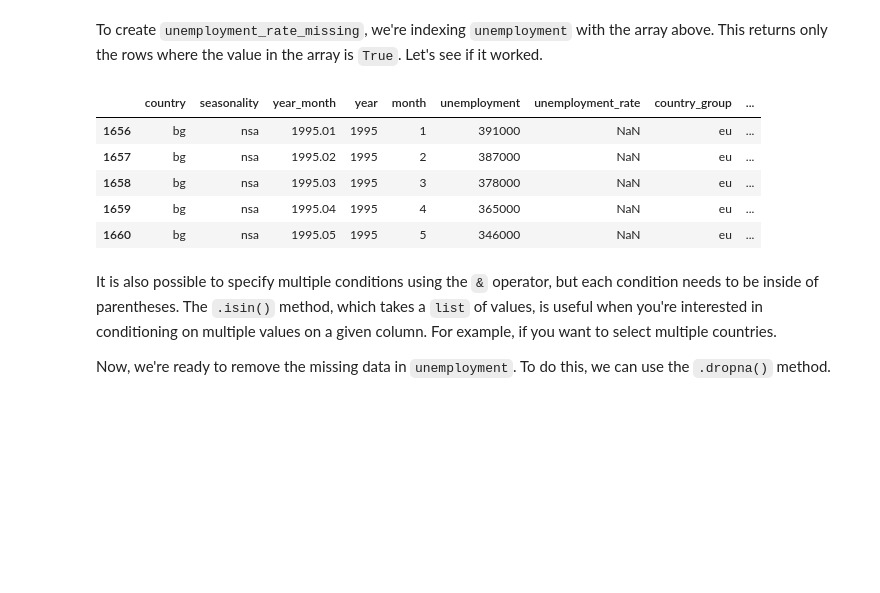
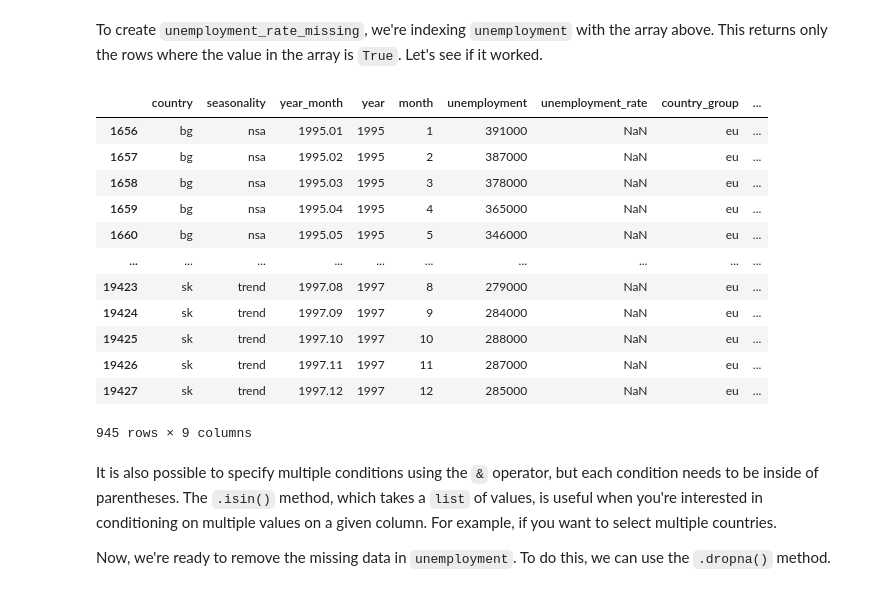
Before and after one commit to qszhao/PTUA2023, a Jupyter notebook: Lab05/Lecture05_Pandas.ipynb, the cells around one changed output. Cells and saved outputs as stored; diff of their text form; code cells hidden in the pictures; blank space fills up the shorter version.

```diff
--- a/Lab05/Lecture05_Pandas.ipynb
+++ b/Lab05/Lecture05_Pandas.ipynb
@@ -514,14 +572,21 @@ Name: unemployment_rate, dtype: bool
 # %% [markdown]
 To create `unemployment_rate_missing`, we're indexing `unemployment` with the array above. This returns only the rows where the value in the array is `True`. Let's see if it worked.
 # %%
-unemployment_rate_missing.head()
+unemployment_rate_missing
 # %% [output]
 |  | country | seasonality | year_month | year | month | unemployment | unemployment_rate | country_group | ... |
 | 1656 | bg | nsa | 1995.01 | 1995 | 1 | 391000 | NaN | eu | ... |
 | 1657 | bg | nsa | 1995.02 | 1995 | 2 | 387000 | NaN | eu | ... |
 | 1658 | bg | nsa | 1995.03 | 1995 | 3 | 378000 | NaN | eu | ... |
 | 1659 | bg | nsa | 1995.04 | 1995 | 4 | 365000 | NaN | eu | ... |
 | 1660 | bg | nsa | 1995.05 | 1995 | 5 | 346000 | NaN | eu | ... |
+| ... | ... | ... | ... | ... | ... | ... | ... | ... | ... |
+| 19423 | sk | trend | 1997.08 | 1997 | 8 | 279000 | NaN | eu | ... |
+| 19424 | sk | trend | 1997.09 | 1997 | 9 | 284000 | NaN | eu | ... |
+| 19425 | sk | trend | 1997.10 | 1997 | 10 | 288000 | NaN | eu | ... |
+| 19426 | sk | trend | 1997.11 | 1997 | 11 | 287000 | NaN | eu | ... |
+| 19427 | sk | trend | 1997.12 | 1997 | 12 | 285000 | NaN | eu | ... |
+945 rows × 9 columns
 # %% [markdown]
 It is also possible to specify multiple conditions using the `&` operator, but each condition needs to be inside of parentheses. The `.isin()` method, which takes a `list` of values, is useful when you're interested in conditioning on multiple values on a given column. For example, if you want to select multiple countries.
 
```
Also changed, not shown: parts of 13 cells of this notebook, 1 other file.
